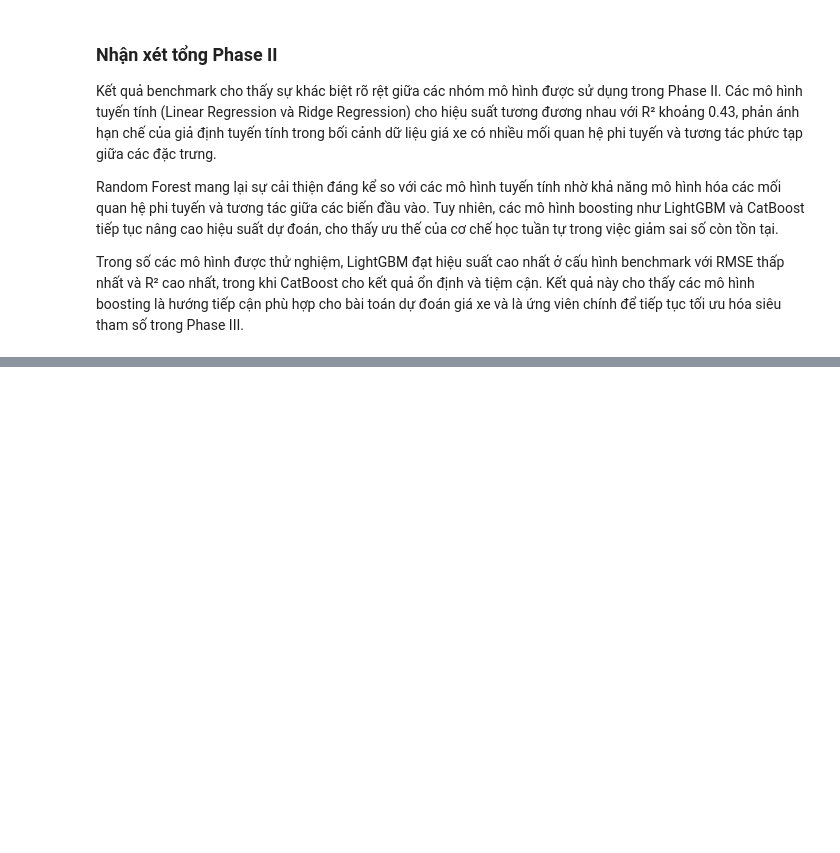
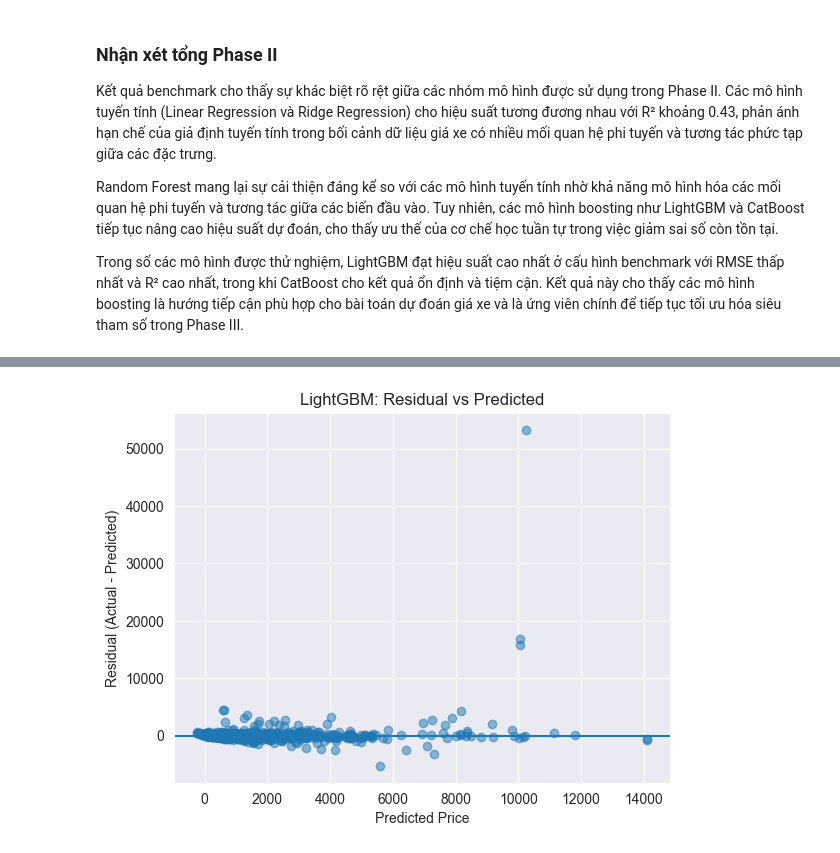
Before and after one commit to HieuMagic/DS_Predictor, a Jupyter notebook: notebooks/03_modeling.ipynb, the cells around one changed output, grey strips where cells are left out. Saved outputs shown, nothing was run; the diff lists cells and outputs as text; code cells hidden in the pictures; blank space fills up the shorter version.

```diff
--- a/notebooks/03_modeling.ipynb
+++ b/notebooks/03_modeling.ipynb
@@ -591,0 +1171,14 @@ Trong số các mô hình được thử nghiệm, LightGBM đạt hiệu suất
+# %%
+# Compute residuals
+lgbm_residuals = y_test - lgbm_test_pred
+cat_residuals = y_test - catboost_test_pred
+# %%
+plt.figure()
+plt.scatter(lgbm_test_pred, lgbm_residuals, alpha=0.5)
+plt.axhline(0)
+plt.xlabel("Predicted Price")
+plt.ylabel("Residual (Actual - Predicted)")
+plt.title("LightGBM: Residual vs Predicted")
+plt.show()
+# %% [output]
+[figure, added]
```
Also changed, not shown: parts of 76 cells of this notebook, 5 other files.
